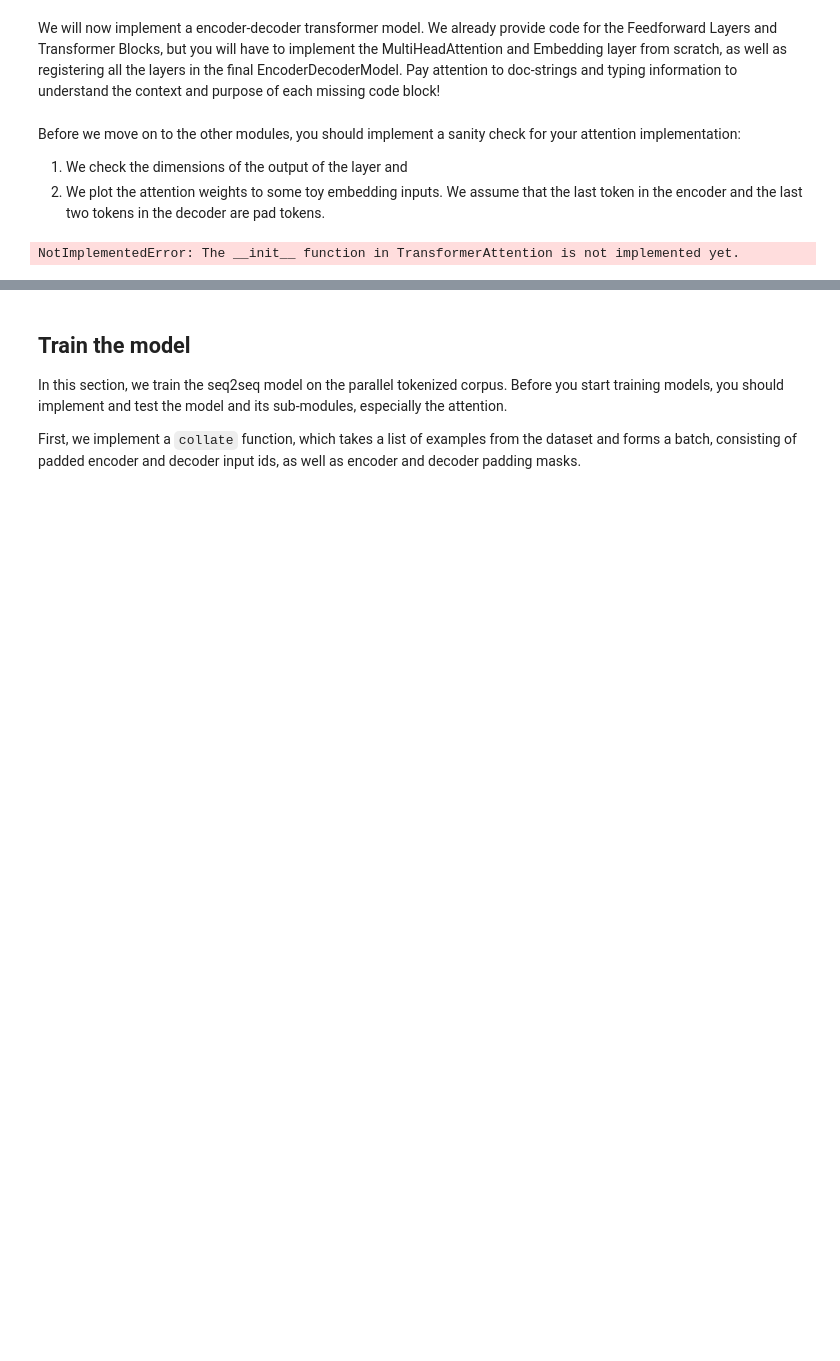
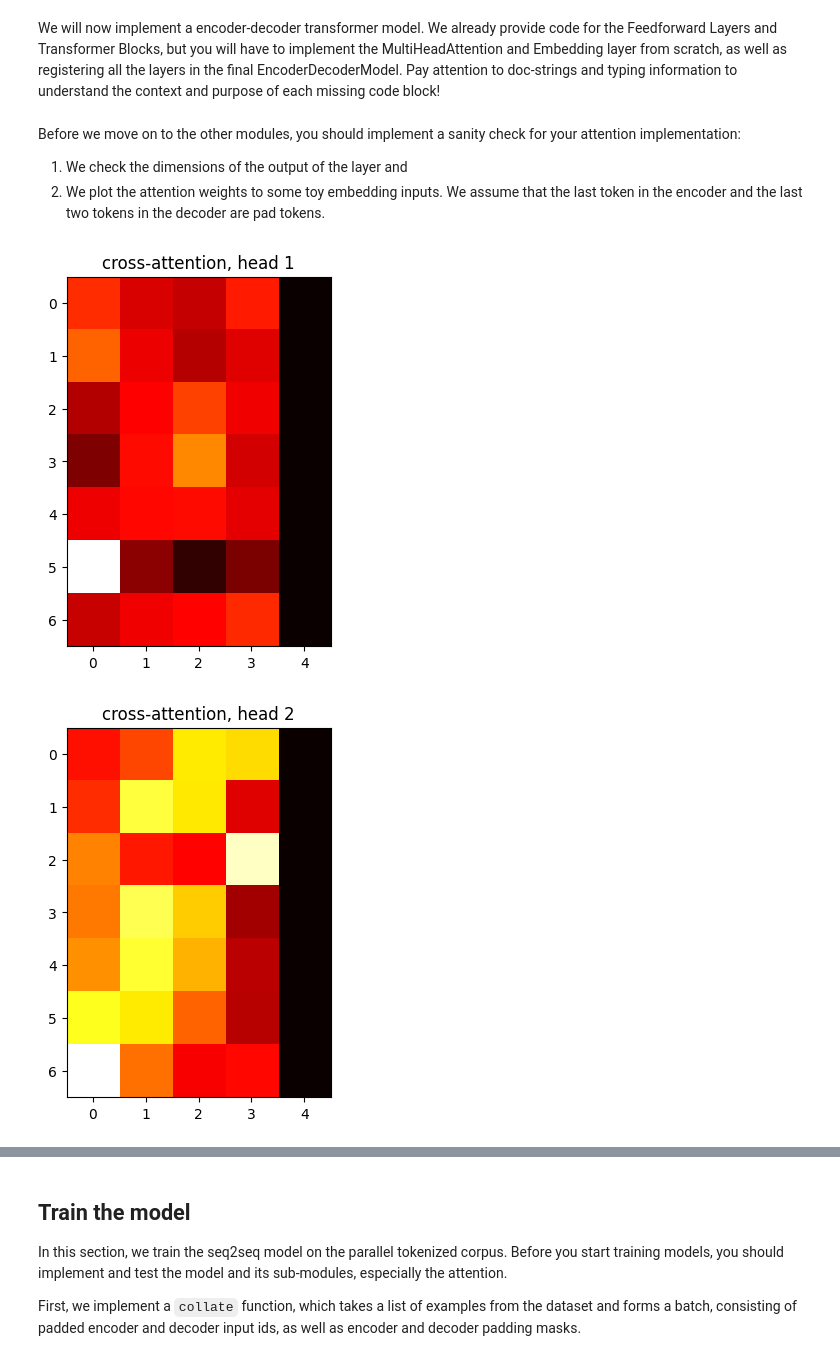
Before and after one commit to Mario-04/Natural-Language-Processing, a Jupyter notebook: Final Project/Neural_Machine_Translation.ipynb, the cells around one changed output, grey strips where cells are left out. Drawn from its saved outputs; the diff is of its cells as text; code cells hidden in the pictures; blank space fills up the shorter version.

```diff
--- a/Final Project/Neural_Machine_Translation.ipynb
+++ b/Final Project/Neural_Machine_Translation.ipynb
@@ -311,33 +379,36 @@ assert cross_attention_weights.shape == (batch_size, num_heads, decoder_seq_leng
 assert causal_attention_out.shape == (batch_size, decoder_seq_length, embed_dim)
 assert causal_attention_weights.shape == (batch_size, num_heads, decoder_seq_length, decoder_seq_length)
 
 # Check that the attention weights are normalized
 assert torch.isclose(cross_attention_weights.sum(dim=-1), torch.tensor(1.0)).all()
 assert torch.isclose(causal_attention_weights.sum(dim=-1), torch.tensor(1.0)).all()
 
 # Check if the attention masking works
 assert torch.isclose(cross_attention_weights[:,:,:,-1], torch.tensor(0.0)).all()
 assert torch.isclose(causal_attention_weights[:,:,:,-2:], torch.tensor(0.0)).all()
 assert torch.isclose(causal_attention_weights[:,:,2,3:], torch.tensor(0.0)).all()
 
 
 import matplotlib.pyplot as plt
 
 def plot_attention_matrix(attention_matrix, title):
     """Creates a new figure and plots the normalized attention weights as a heatmap.
 
     This should provide a colorbar for the scale of the heatmap and label the axes "query token position" and "key token position".
     Args:
         attention_matrix: A numpy array of shape (number_of_query_tokens, number_of_key_tokens)
         title: The title of the plot.
     """
     # TODO Implement this function
-
-    raise NotImplementedError("Plotting the attention weights is not implemented yet.")
+    plt.imshow(attention_matrix, cmap='hot', interpolation='nearest')
+    plt.title(title)
+    plt.show()
+    #raise NotImplementedError("Plotting the attention weights is not implemented yet.")
 
 plot_attention_matrix(cross_attention_weights[0,0].detach().numpy(), "cross-attention, head 1")
 plot_attention_matrix(cross_attention_weights[0,1].detach().numpy(), "cross-attention, head 2")
 plot_attention_matrix(causal_attention_weights[0,0].detach().numpy(), "causal self-attention, head 1")
 plot_attention_matrix(causal_attention_weights[0,1].detach().numpy(), "causal self-attention, head 2")
 # %% [output]
-NotImplementedError: The __init__ function in TransformerAttention is not implemented yet.
+[figure, added]
+[figure, added]
```
Also changed, not shown: parts of 3 cells of this notebook, 1 other file.
